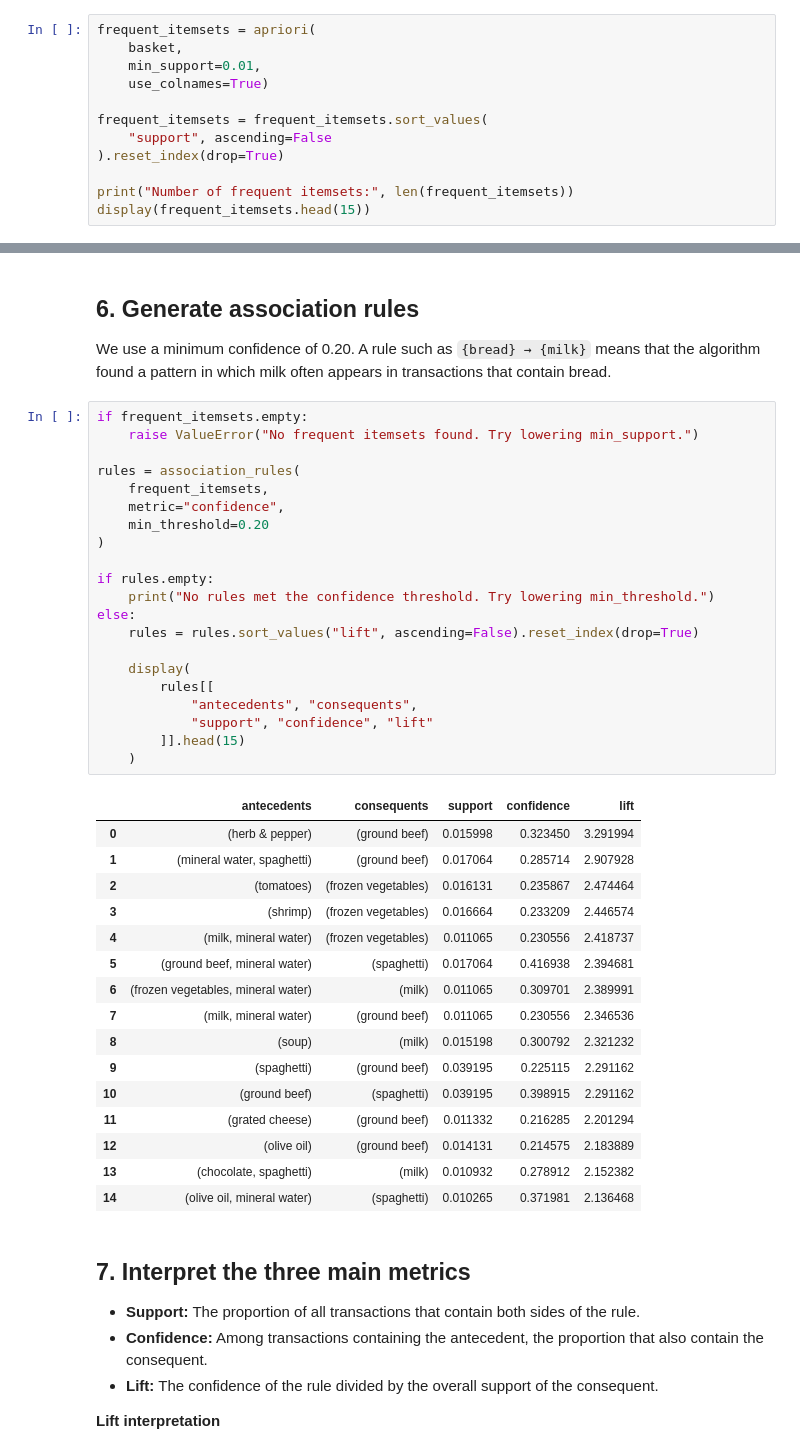
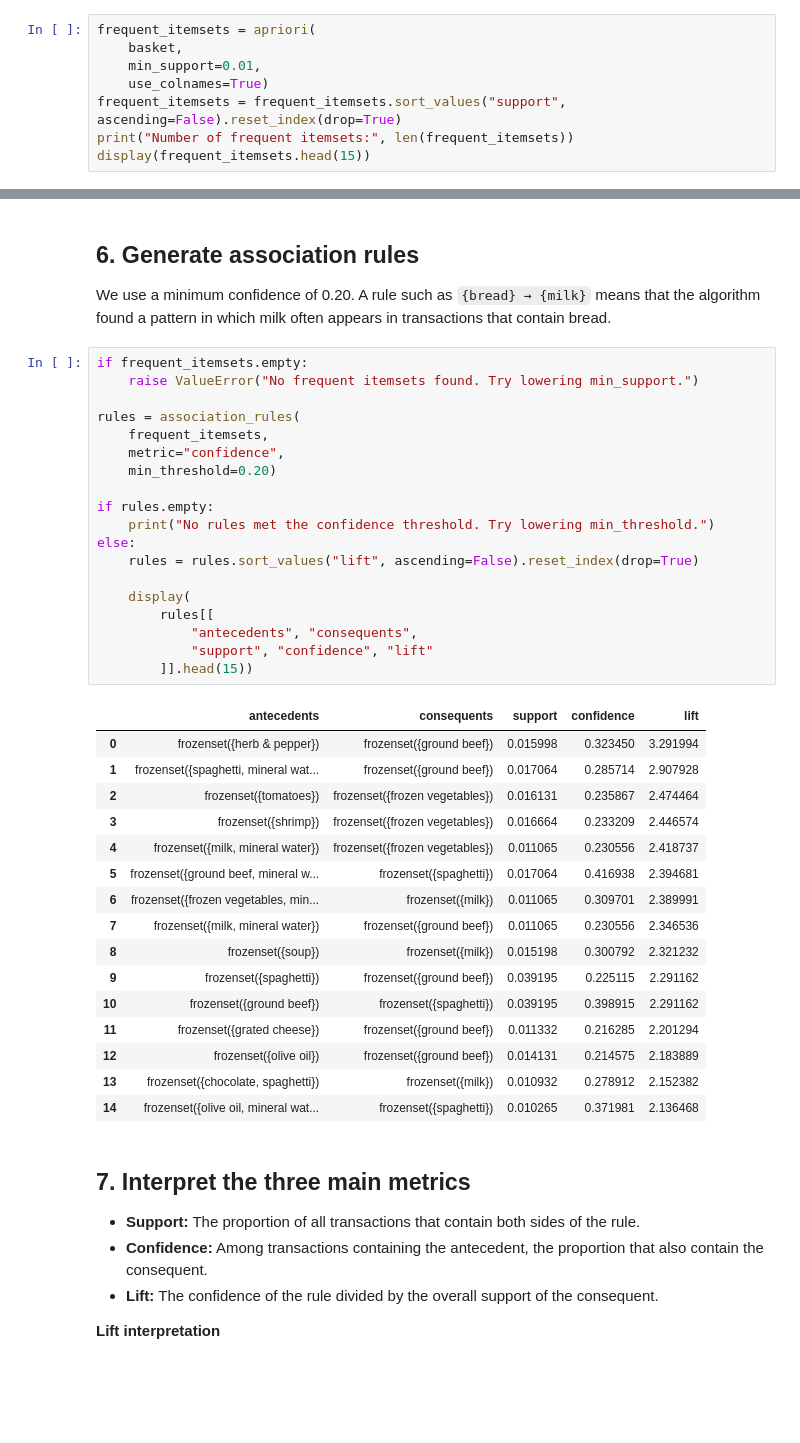
Before and after one commit to jalil-piran/AI, a Jupyter notebook: AI13_Association_Rule_Mining_Apriori.ipynb, the cells around one changed output, grey strips where cells are left out. Cells and saved outputs as stored; diff of their text form; blank space fills up the shorter version.

```diff
--- a/AI13_Association_Rule_Mining_Apriori.ipynb
+++ b/AI13_Association_Rule_Mining_Apriori.ipynb
@@ -97,11 +112,7 @@ frequent_itemsets = apriori(
     basket,
     min_support=0.01,
     use_colnames=True)
-
-frequent_itemsets = frequent_itemsets.sort_values(
-    "support", ascending=False
-).reset_index(drop=True)
-
+frequent_itemsets = frequent_itemsets.sort_values("support", ascending=False).reset_index(drop=True)
 print("Number of frequent itemsets:", len(frequent_itemsets))
 display(frequent_itemsets.head(15))
 # %% [output]
@@ -129,41 +140,39 @@ We use a minimum confidence of 0.20. A rule such as `{bread} → {milk}` means t
 # %%
 if frequent_itemsets.empty:
     raise ValueError("No frequent itemsets found. Try lowering min_support.")
 
 rules = association_rules(
     frequent_itemsets,
     metric="confidence",
-    min_threshold=0.20
-)
+    min_threshold=0.20)
 
 if rules.empty:
     print("No rules met the confidence threshold. Try lowering min_threshold.")
 else:
     rules = rules.sort_values("lift", ascending=False).reset_index(drop=True)
 
     display(
         rules[[
             "antecedents", "consequents",
             "support", "confidence", "lift"
-        ]].head(15)
-    )
+        ]].head(15))
 # %% [output]
 |  | antecedents | consequents | support | confidence | lift |
-| 0 | (herb & pepper) | (ground beef) | 0.015998 | 0.323450 | 3.291994 |
-| 1 | (mineral water, spaghetti) | (ground beef) | 0.017064 | 0.285714 | 2.907928 |
-| 2 | (tomatoes) | (frozen vegetables) | 0.016131 | 0.235867 | 2.474464 |
-| 3 | (shrimp) | (frozen vegetables) | 0.016664 | 0.233209 | 2.446574 |
-| 4 | (milk, mineral water) | (frozen vegetables) | 0.011065 | 0.230556 | 2.418737 |
-| 5 | (ground beef, mineral water) | (spaghetti) | 0.017064 | 0.416938 | 2.394681 |
-| 6 | (frozen vegetables, mineral water) | (milk) | 0.011065 | 0.309701 | 2.389991 |
-| 7 | (milk, mineral water) | (ground beef) | 0.011065 | 0.230556 | 2.346536 |
-| 8 | (soup) | (milk) | 0.015198 | 0.300792 | 2.321232 |
-| 9 | (spaghetti) | (ground beef) | 0.039195 | 0.225115 | 2.291162 |
-| 10 | (ground beef) | (spaghetti) | 0.039195 | 0.398915 | 2.291162 |
-| 11 | (grated cheese) | (ground beef) | 0.011332 | 0.216285 | 2.201294 |
-| 12 | (olive oil) | (ground beef) | 0.014131 | 0.214575 | 2.183889 |
-| 13 | (chocolate, spaghetti) | (milk) | 0.010932 | 0.278912 | 2.152382 |
-| 14 | (olive oil, mineral water) | (spaghetti) | 0.010265 | 0.371981 | 2.136468 |
+| 0 | frozenset({herb & pepper}) | frozenset({ground beef}) | 0.015998 | 0.323450 | 3.291994 |
+| 1 | frozenset({spaghetti, mineral wat... | frozenset({ground beef}) | 0.017064 | 0.285714 | 2.907928 |
+| 2 | frozenset({tomatoes}) | frozenset({frozen vegetables}) | 0.016131 | 0.235867 | 2.474464 |
+| 3 | frozenset({shrimp}) | frozenset({frozen vegetables}) | 0.016664 | 0.233209 | 2.446574 |
+| 4 | frozenset({milk, mineral water}) | frozenset({frozen vegetables}) | 0.011065 | 0.230556 | 2.418737 |
+| 5 | frozenset({ground beef, mineral w... | frozenset({spaghetti}) | 0.017064 | 0.416938 | 2.394681 |
+| 6 | frozenset({frozen vegetables, min... | frozenset({milk}) | 0.011065 | 0.309701 | 2.389991 |
+| 7 | frozenset({milk, mineral water}) | frozenset({ground beef}) | 0.011065 | 0.230556 | 2.346536 |
+| 8 | frozenset({soup}) | frozenset({milk}) | 0.015198 | 0.300792 | 2.321232 |
+| 9 | frozenset({spaghetti}) | frozenset({ground beef}) | 0.039195 | 0.225115 | 2.291162 |
+| 10 | frozenset({ground beef}) | frozenset({spaghetti}) | 0.039195 | 0.398915 | 2.291162 |
+| 11 | frozenset({grated cheese}) | frozenset({ground beef}) | 0.011332 | 0.216285 | 2.201294 |
+| 12 | frozenset({olive oil}) | frozenset({ground beef}) | 0.014131 | 0.214575 | 2.183889 |
+| 13 | frozenset({chocolate, spaghetti}) | frozenset({milk}) | 0.010932 | 0.278912 | 2.152382 |
+| 14 | frozenset({olive oil, mineral wat... | frozenset({spaghetti}) | 0.010265 | 0.371981 | 2.136468 |
 # %% [markdown]
 ## 7. Interpret the three main metrics
 
```
Also changed, not shown: parts of 3 cells of this notebook.
